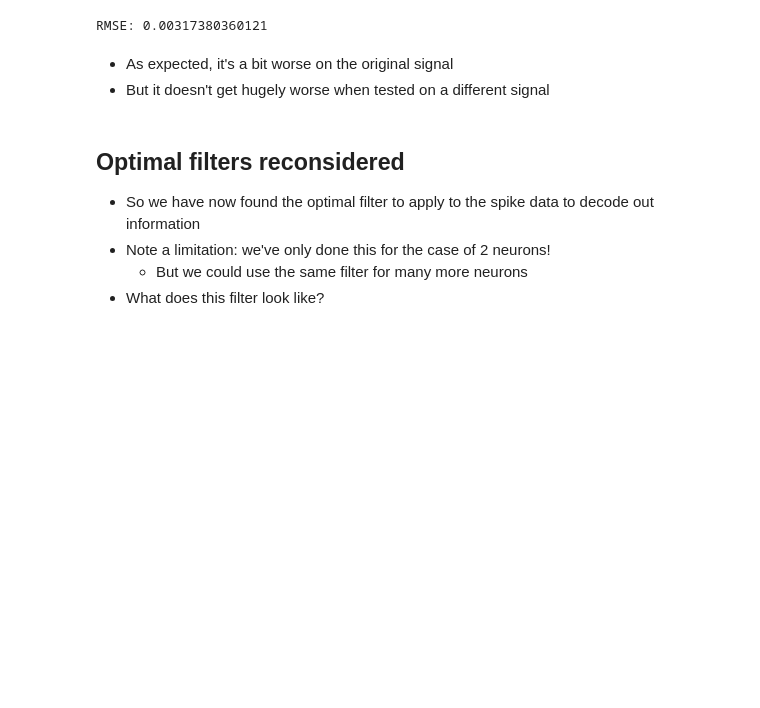
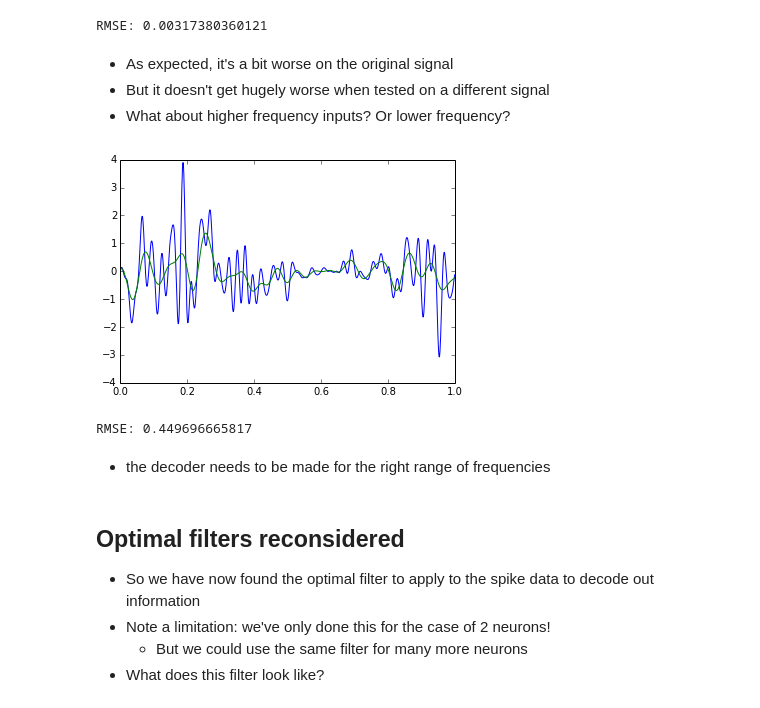
Before and after one commit to tcstewar/syde556, a Jupyter notebook: SYDE 556 Lecture 3 Temporal Representation.ipynb, the cells around one changed output. Saved outputs shown, nothing was run; the diff lists cells and outputs as text; code cells hidden in the pictures; blank space fills up the shorter version.

```diff
--- a/SYDE 556 Lecture 3 Temporal Representation.ipynb
+++ b/SYDE 556 Lecture 3 Temporal Representation.ipynb
@@ -797,8 +799,8 @@ v2y, spikes2y = syde556.lif_spikes(J2y)
 r = spikes1 - spikes2
 R = np.fft.fftshift(np.fft.fft(r))
 
-sigmat = 0.025
-W2 = np.exp(-omega**2*sigmat**2)
+sigma_t = 0.025
+W2 = np.exp(-omega**2*sigma_t**2)
 H = (np.convolve(X*R.conjugate(),W2, 'same')) / (np.convolve(R*R.conjugate(),W2, 'same'))
 h = np.fft.fftshift(np.fft.ifft(np.fft.ifftshift(H))).real
 
@@ -838,6 +840,33 @@ RMSE: 0.00317380360121
 # %% [markdown]
 - As expected, it's a bit worse on the original signal
 - But it doesn't get hugely worse when tested on a different signal
+- What about higher frequency inputs?  Or lower frequency?
+# %%
+z, Z = syde556.generate_signal(T, dt, rms=0.3, limit=50, seed=1)
+
+J1z = alpha*z+bias
+J2z = -alpha*z+bias
+
+v1z, spikes1z = syde556.lif_spikes(J1z)
+v2z, spikes2z = syde556.lif_spikes(J2z)
+
+fspikes1z = numpy.convolve(spikes1z, h, mode='same')
+fspikes2z = numpy.convolve(spikes2z, h, mode='same')
+
+Az = numpy.array([fspikes1z, fspikes2z]).T
+
+zhat = numpy.dot(Az, d)
+
+figure()
+plot(t, z)
+plot(t, zhat)
+show()
+print 'RMSE:', numpy.average((z-zhat)**2)
+# %% [output]
+[figure, added]
+RMSE: 0.449696665817
+# %% [markdown]
+- the decoder needs to be made for the right range of frequencies
 # %% [markdown]
 ## Optimal filters reconsidered
 
```
Also changed, not shown: parts of 19 cells of this notebook, 3 other files.
